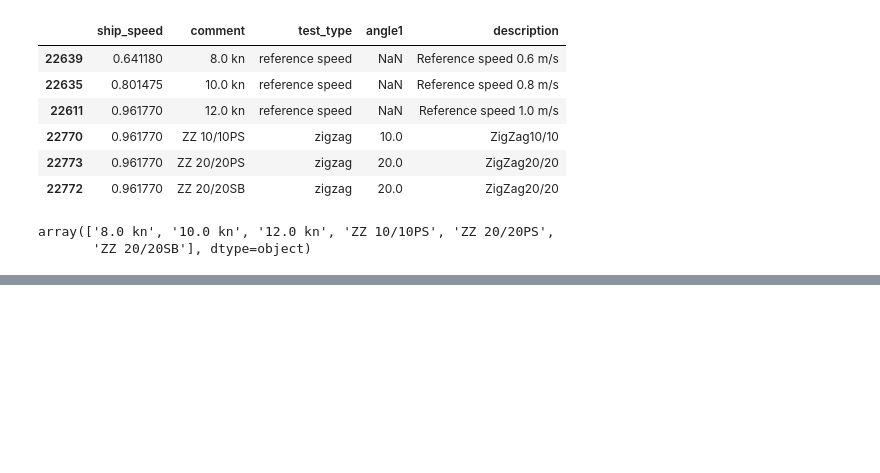
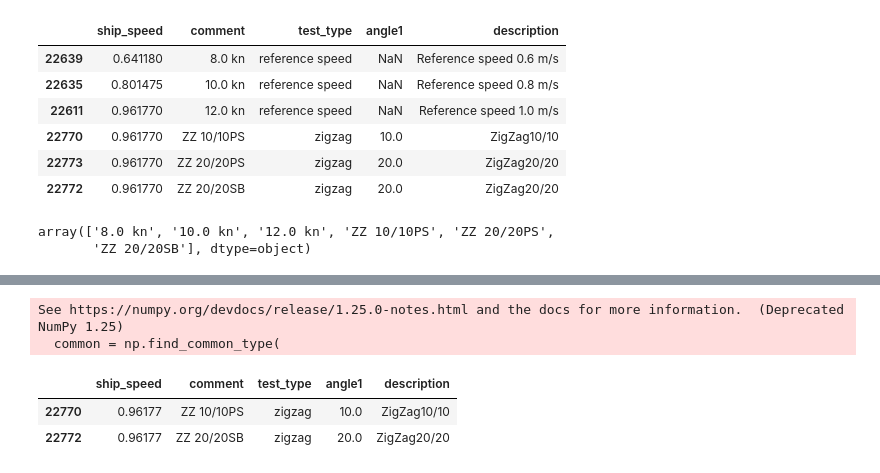
Before and after one commit to jellepaulsen/System-identification-of-Vessel-Manoeuvring-Models, a Jupyter notebook: notebooks/06.01_results.ipynb, the cells around one changed output, grey strips where cells are left out. Cells and saved outputs as stored; diff of their text form; code cells hidden in the pictures; blank space fills up the shorter version.

```diff
--- a/notebooks/06.01_results.ipynb
+++ b/notebooks/06.01_results.ipynb
@@ -146,10 +164,16 @@ for description, dataframes in dataframes_all.items():
 # %%
-descriptions = ["ZigZag10/10", "ZigZag20/20", "Turning circle"]
+descriptions = ["ZigZag10/10", "ZigZag20/20"]#, "Turning circle"]
 mask = runs_meta_data["description"].isin(descriptions)
 runs_meta_data = runs_meta_data.loc[mask]
 mask = runs_meta_data.duplicated(subset="description", keep="last")
 runs = runs_meta_data.loc[~mask].copy()
 runs
+# %% [output]
+See https://numpy.org/devdocs/release/1.25.0-notes.html and the docs for more information.  (Deprecated NumPy 1.25)
+  common = np.find_common_type(
+|  | ship_speed | comment | test_type | angle1 | description |
+| 22770 | 0.96177 | ZZ 10/10PS | zigzag | 10.0 | ZigZag10/10 |
+| 22772 | 0.96177 | ZZ 20/20SB | zigzag | 20.0 | ZigZag20/20 |
 # %%
 dataframes_all = {}
 vmm_name = "vmm_abkowitz_simple"
```
Also changed, not shown: parts of 5 cells of this notebook, 2 other files.
